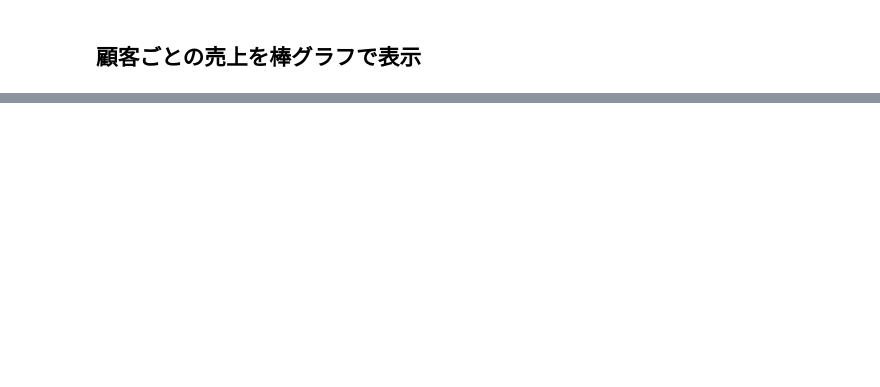
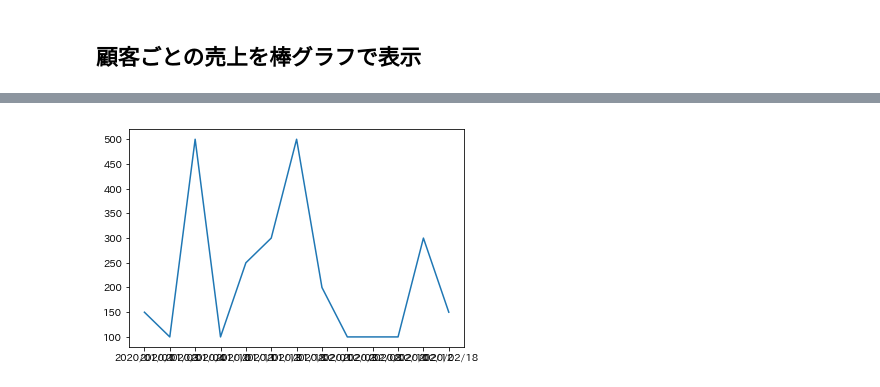
Before and after one commit to katsuhisa91/python_excel_book, a Jupyter notebook: sample/data_analysis/customer_analysis.ipynb, the cells around one changed output, grey strips where cells are left out. Cells and saved outputs as stored; diff of their text form; code cells hidden in the pictures; blank space fills up the shorter version.

```diff
--- a/sample/data_analysis/customer_analysis.ipynb
+++ b/sample/data_analysis/customer_analysis.ipynb
@@ -143,0 +206,4 @@ ax = sns.barplot(x=sales_per_customer.index, y="購買金額", data=sales_per_cu
+# %%
+ax = sns.lineplot(data=sales_per_day)
+# %% [output]
+[figure, added]
```
Also changed, not shown: parts of 16 cells of this notebook.
